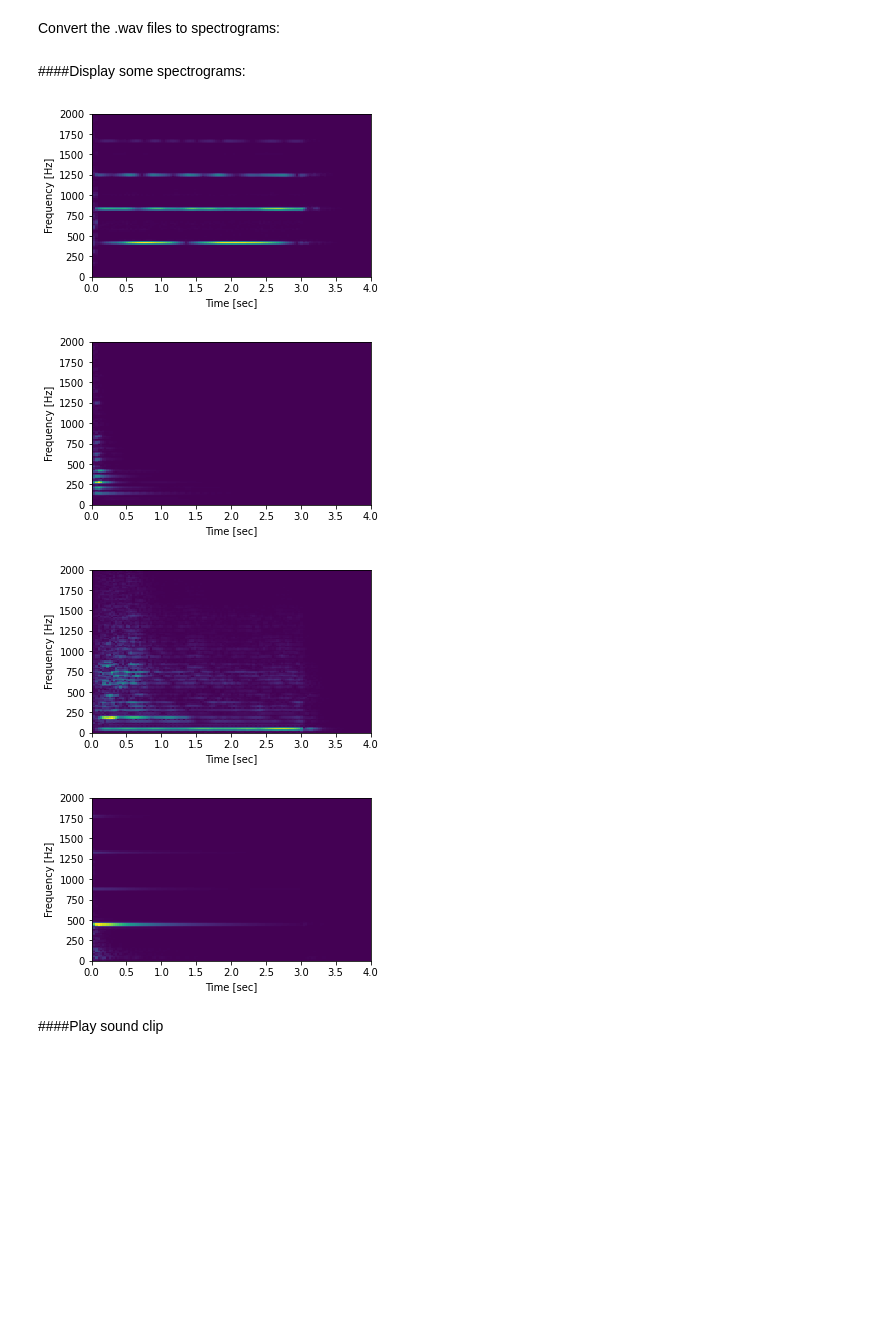
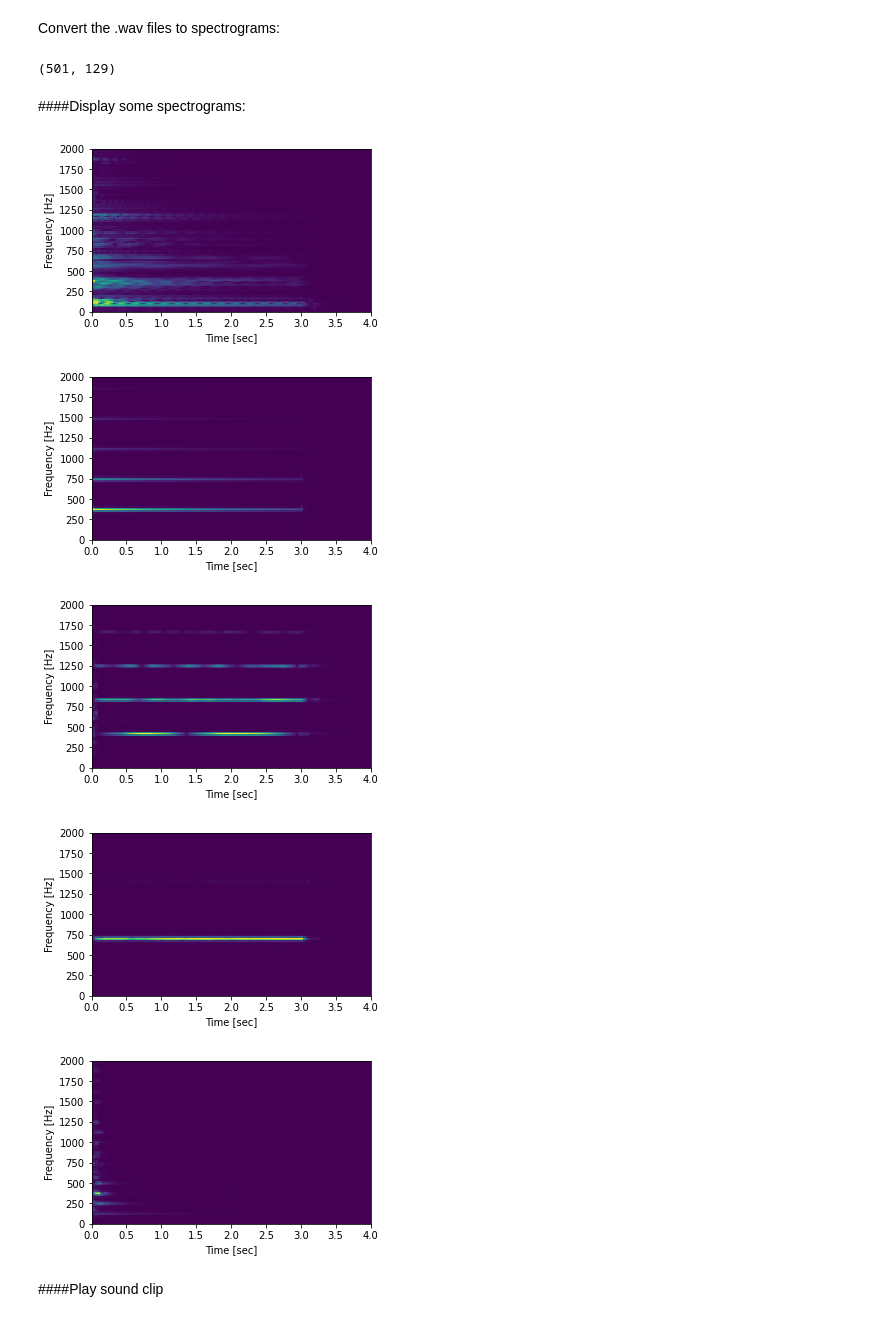
Before and after one commit to leodup/HummingFace, a Jupyter notebook: HummingFace.ipynb, the cells around one changed output. Saved outputs shown, nothing was run; the diff lists cells and outputs as text; code cells hidden in the pictures; blank space fills up the shorter version.

```diff
--- a/HummingFace.ipynb
+++ b/HummingFace.ipynb
@@ -114,20 +142,28 @@ def spectro_to_audio(spectrogram, sample_rate = 16000):
 # %% [markdown]
 Convert the .wav files to spectrograms:
 # %%
-y = []
-for instance in data_rvrb.index: # For reverb only
+y = {"instance": [], "spectrogram": [], "freq": [], "times": []}
+for instance in data.index:
   _, frequencies, times, spectrogram = spectrogramify(instance, "test")
-  y.append({"spectrogram": spectrogram, "freq": frequencies, "times": times})
+  y["instance"].append(instance)
+  y["spectrogram"].append(spectrogram)
+  y["freq"].append(frequencies)
+  y["times"].append(times)
+# %%
+np.array(y["spectrogram"][0]).shape
+# %% [output]
+(501, 129)
 # %% [markdown]
 ####Display some spectrograms:
 # %%
-for row in [0, 50, 90, 100]:
-  show_spectro(y[row]["times"], y[row]["freq"], y[row]["spectrogram"])
+for row in [1,2,3,4,5]:
+  show_spectro(y["times"][row], y["freq"][row], y["spectrogram"][row])
 # %% [output]
-[figure, old version]
+[figure, new version]
-[figure, old version]
+[figure, new version]
-[figure, old version]
+[figure, new version]
-[figure, old version]
+[figure, new version]
+[figure, added]
 # %% [markdown]
 ####Play sound clip
 # %%
```
Also changed, not shown: parts of 46 cells of this notebook.
